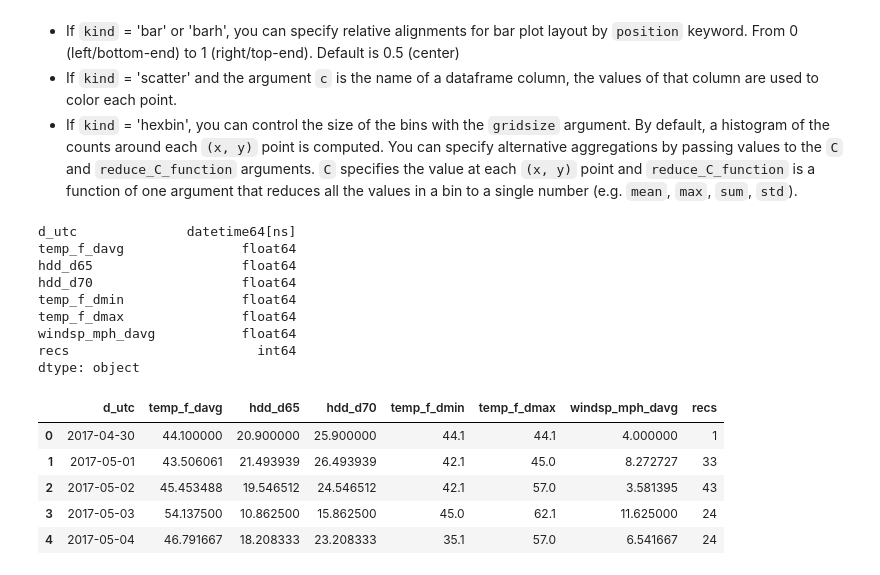
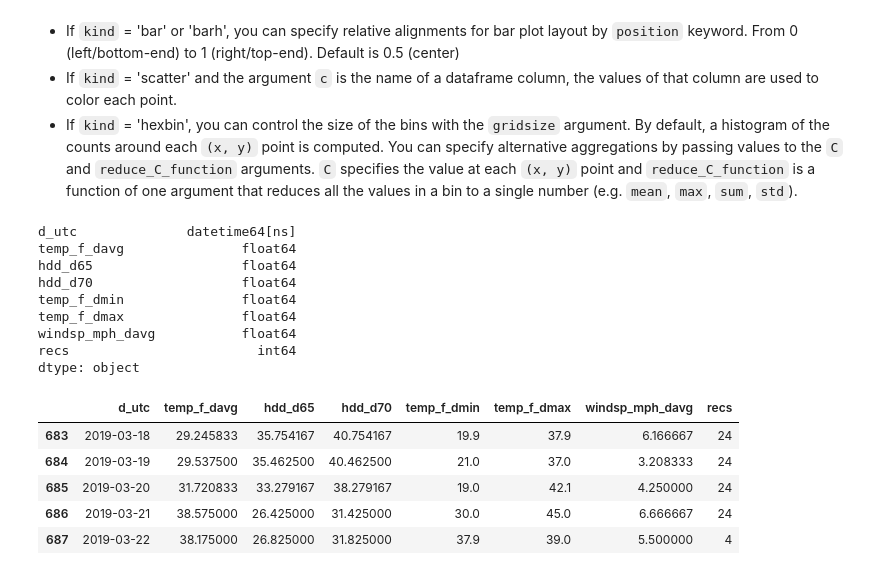
Before and after one commit to johnzastrow/jz_jupyters, a Jupyter notebook: sql2pandaframe.ipynb, the cells around one changed output. Saved outputs shown, nothing was run; the diff lists cells and outputs as text; code cells hidden in the pictures.

```diff
--- a/sql2pandaframe.ipynb
+++ b/sql2pandaframe.ipynb
@@ -800,20 +841,20 @@ Each plot kind has a corresponding method on the
 # %%
 df = pd.read_sql_table("v_KPWM_daily",engine)
 print(df.dtypes)
-df.head()
+df.tail()
 # %% [output]
 d_utc              datetime64[ns]
 temp_f_davg               float64
 hdd_d65                   float64
 hdd_d70                   float64
 temp_f_dmin               float64
 temp_f_dmax               float64
 windsp_mph_davg           float64
 recs                        int64
 dtype: object
 |  | d_utc | temp_f_davg | hdd_d65 | hdd_d70 | temp_f_dmin | temp_f_dmax | windsp_mph_davg | recs |
-| 0 | 2017-04-30 | 44.100000 | 20.900000 | 25.900000 | 44.1 | 44.1 | 4.000000 | 1 |
-| 1 | 2017-05-01 | 43.506061 | 21.493939 | 26.493939 | 42.1 | 45.0 | 8.272727 | 33 |
-| 2 | 2017-05-02 | 45.453488 | 19.546512 | 24.546512 | 42.1 | 57.0 | 3.581395 | 43 |
-| 3 | 2017-05-03 | 54.137500 | 10.862500 | 15.862500 | 45.0 | 62.1 | 11.625000 | 24 |
-| 4 | 2017-05-04 | 46.791667 | 18.208333 | 23.208333 | 35.1 | 57.0 | 6.541667 | 24 |
+| 683 | 2019-03-18 | 29.245833 | 35.754167 | 40.754167 | 19.9 | 37.9 | 6.166667 | 24 |
+| 684 | 2019-03-19 | 29.537500 | 35.462500 | 40.462500 | 21.0 | 37.0 | 3.208333 | 24 |
+| 685 | 2019-03-20 | 31.720833 | 33.279167 | 38.279167 | 19.0 | 42.1 | 4.250000 | 24 |
+| 686 | 2019-03-21 | 38.575000 | 26.425000 | 31.425000 | 30.0 | 45.0 | 6.666667 | 24 |
+| 687 | 2019-03-22 | 38.175000 | 26.825000 | 31.825000 | 37.9 | 39.0 | 5.500000 | 4 |
```
Also changed, not shown: parts of 18 cells of this notebook, 3 other files.
